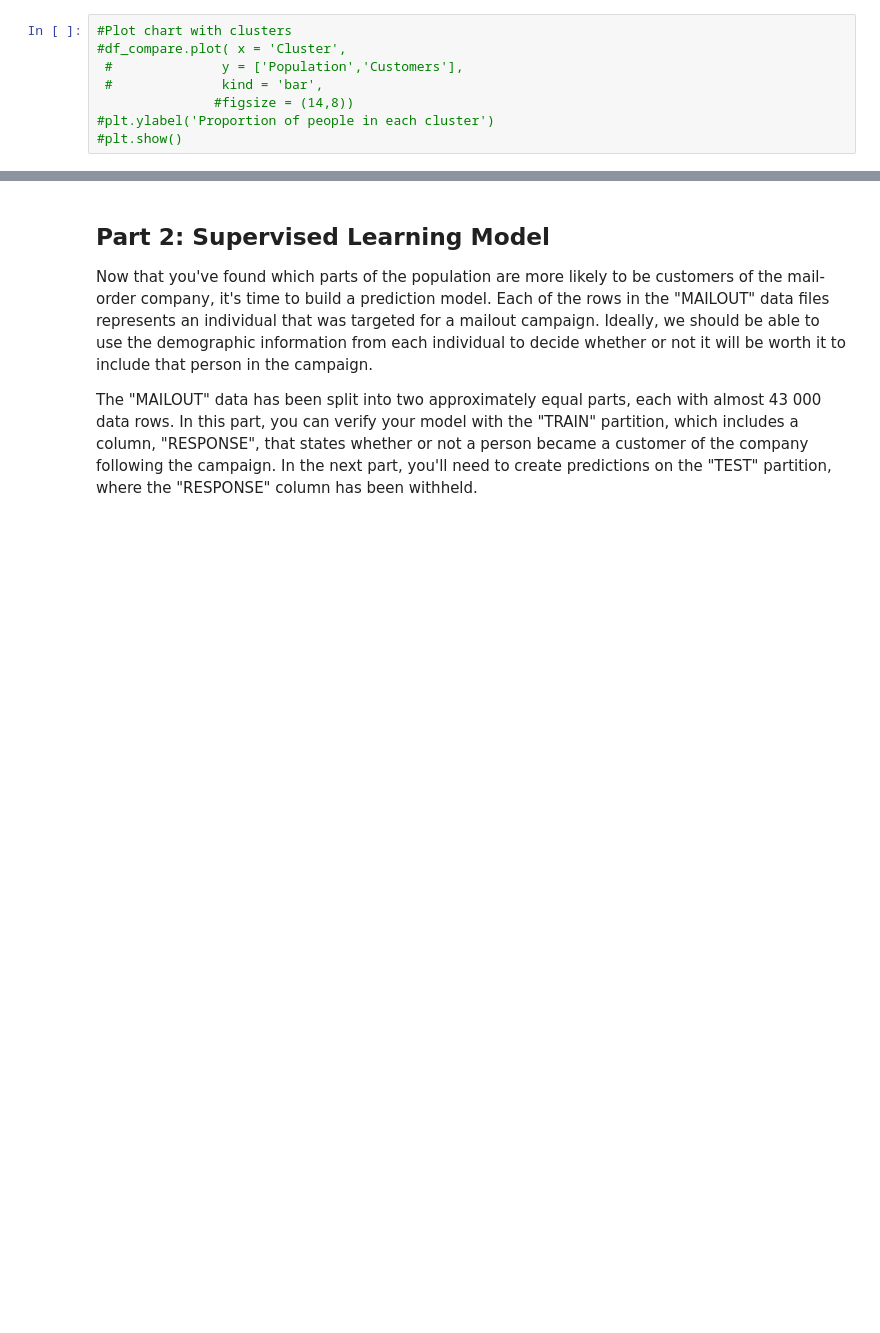
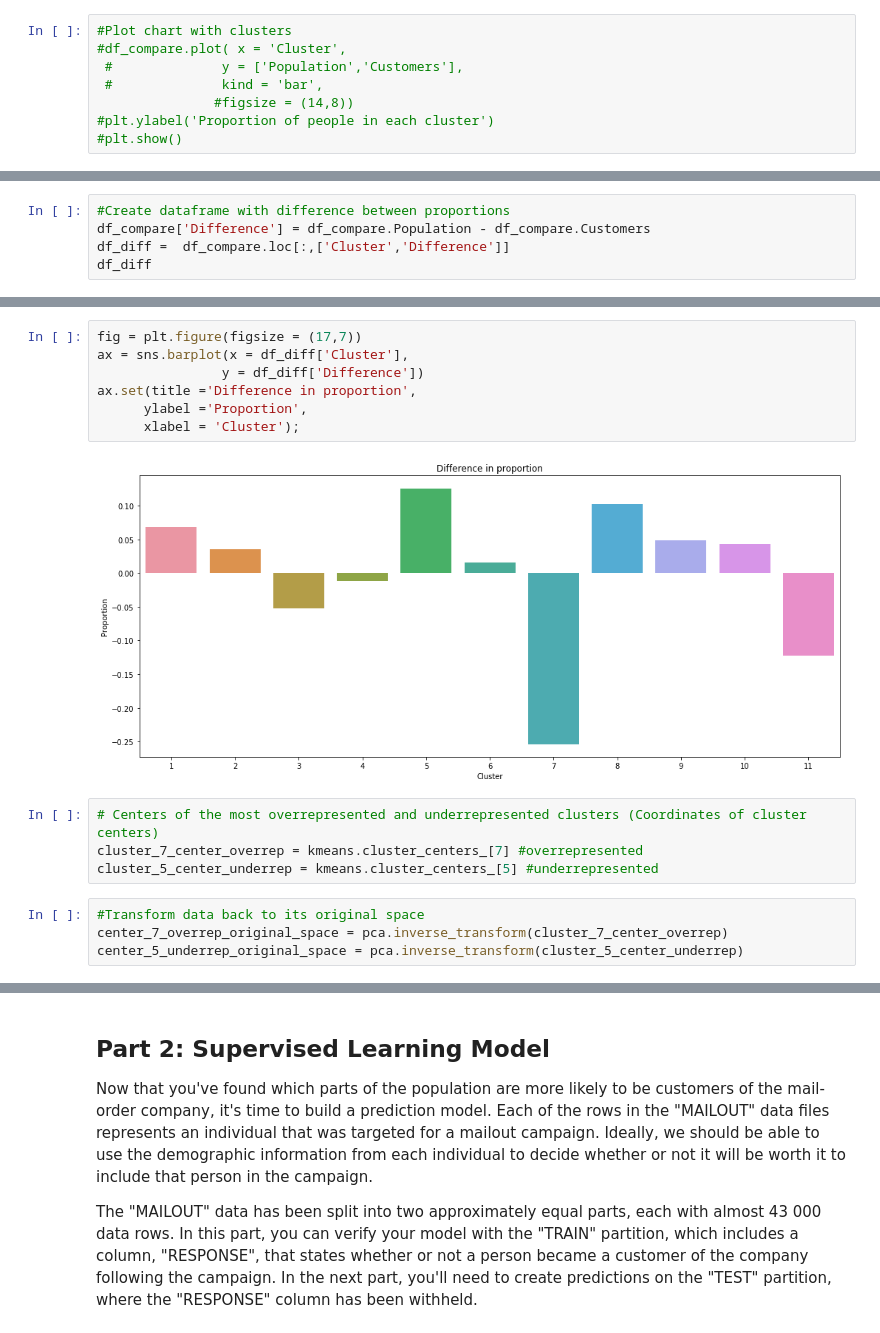
Before and after one commit to jmcabreira-zz/Data-Science-Projects, a Jupyter notebook: Customer_Segmentation_Report/Arvato_Project_Workbook.ipynb, the cells around one changed output, grey strips where cells are left out. Saved outputs shown, nothing was run; the diff lists cells and outputs as text; blank space fills up the shorter version.

```diff
--- a/Customer_Segmentation_Report/Arvato_Project_Workbook.ipynb
+++ b/Customer_Segmentation_Report/Arvato_Project_Workbook.ipynb
@@ -1246,0 +1250,5 @@ sns.barplot(x= 'Cluster', y = 'Proportion', hue ='Dataset', data= df, palette= "
+# %%
+#Create dataframe with difference between proportions
+df_compare['Difference'] = df_compare.Population - df_compare.Customers
+df_diff =  df_compare.loc[:,['Cluster','Difference']]
+df_diff
@@ -1246,0 +1268,17 @@ sns.barplot(x= 'Cluster', y = 'Proportion', hue ='Dataset', data= df, palette= "
+# %%
+fig = plt.figure(figsize = (17,7))
+ax = sns.barplot(x = df_diff['Cluster'],
+                y = df_diff['Difference'])
+ax.set(title ='Difference in proportion',
+      ylabel ='Proportion',
+      xlabel = 'Cluster');
+# %% [output]
+[figure, added]
+# %%
+# Centers of the most overrepresented and underrepresented clusters (Coordinates of cluster centers)
+cluster_7_center_overrep = kmeans.cluster_centers_[7] #overrepresented
+cluster_5_center_underrep = kmeans.cluster_centers_[5] #underrepresented
+# %%
+#Transform data back to its original space
+center_7_overrep_original_space = pca.inverse_transform(cluster_7_center_overrep)
+center_5_underrep_original_space = pca.inverse_transform(cluster_5_center_underrep)
```
Also changed, not shown: parts of 27 cells of this notebook.
